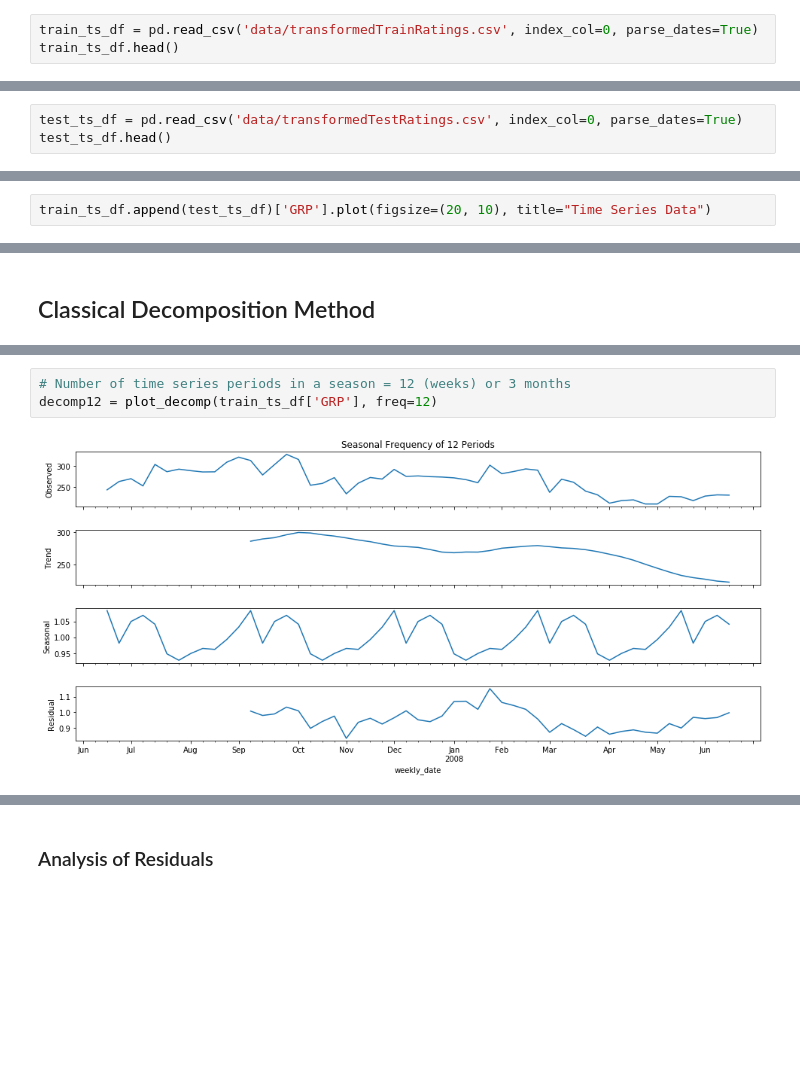
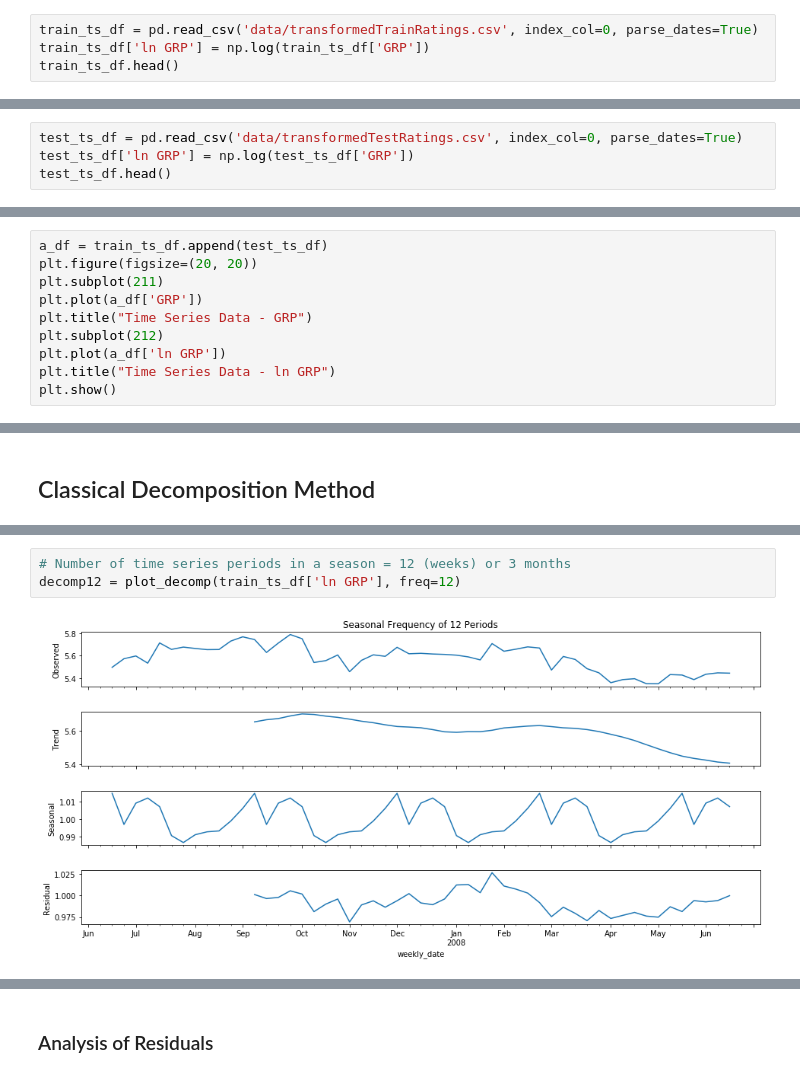
Before and after one commit to tkokkeng/KE5108-TVChannelRatings, a Jupyter notebook: decomposition.ipynb, the cells around one changed output, grey strips where cells are left out. Cells and saved outputs as stored; diff of their text form; blank space fills up the shorter version.

```diff
--- a/decomposition.ipynb
+++ b/decomposition.ipynb
@@ -18,5 +18,6 @@ import statsmodels.api as sm
 ## Load Data
 # %%
 train_ts_df = pd.read_csv('data/transformedTrainRatings.csv', index_col=0, parse_dates=True)
+train_ts_df['ln GRP'] = np.log(train_ts_df['GRP'])
 train_ts_df.head()
 # %% [output]
@@ -30,4 +31,5 @@ train_ts_df.head()
 # %%
 test_ts_df = pd.read_csv('data/transformedTestRatings.csv', index_col=0, parse_dates=True)
+test_ts_df['ln GRP'] = np.log(test_ts_df['GRP'])
 test_ts_df.head()
 # %% [output]
@@ -41,2 +42,0 @@ test_ts_df.head()
-# %%
-train_ts_df.append(test_ts_df)['GRP'].plot(figsize=(20, 10), title="Time Series Data")
@@ -45,0 +43,10 @@ train_ts_df.append(test_ts_df)['GRP'].plot(figsize=(20, 10), title="Time Series
+# %%
+a_df = train_ts_df.append(test_ts_df)
+plt.figure(figsize=(20, 20))
+plt.subplot(211)
+plt.plot(a_df['GRP'])
+plt.title("Time Series Data - GRP")
+plt.subplot(212)
+plt.plot(a_df['ln GRP'])
+plt.title("Time Series Data - ln GRP")
+plt.show()
@@ -67,7 +76,7 @@ decomp16 = plot_decomp(train_ts_df['GRP'], freq=16)
 # %%
 # Number of time series periods in a season = 12 (weeks) or 3 months
-decomp12 = plot_decomp(train_ts_df['GRP'], freq=12)
+decomp12 = plot_decomp(train_ts_df['ln GRP'], freq=12)
 # %% [output]
-[figure, old version]
+[figure, new version]
 # %%
 # Number of time series periods in a season = 10 (weeks) or 2.5 months
```
Also changed, not shown: parts of 22 cells of this notebook.
